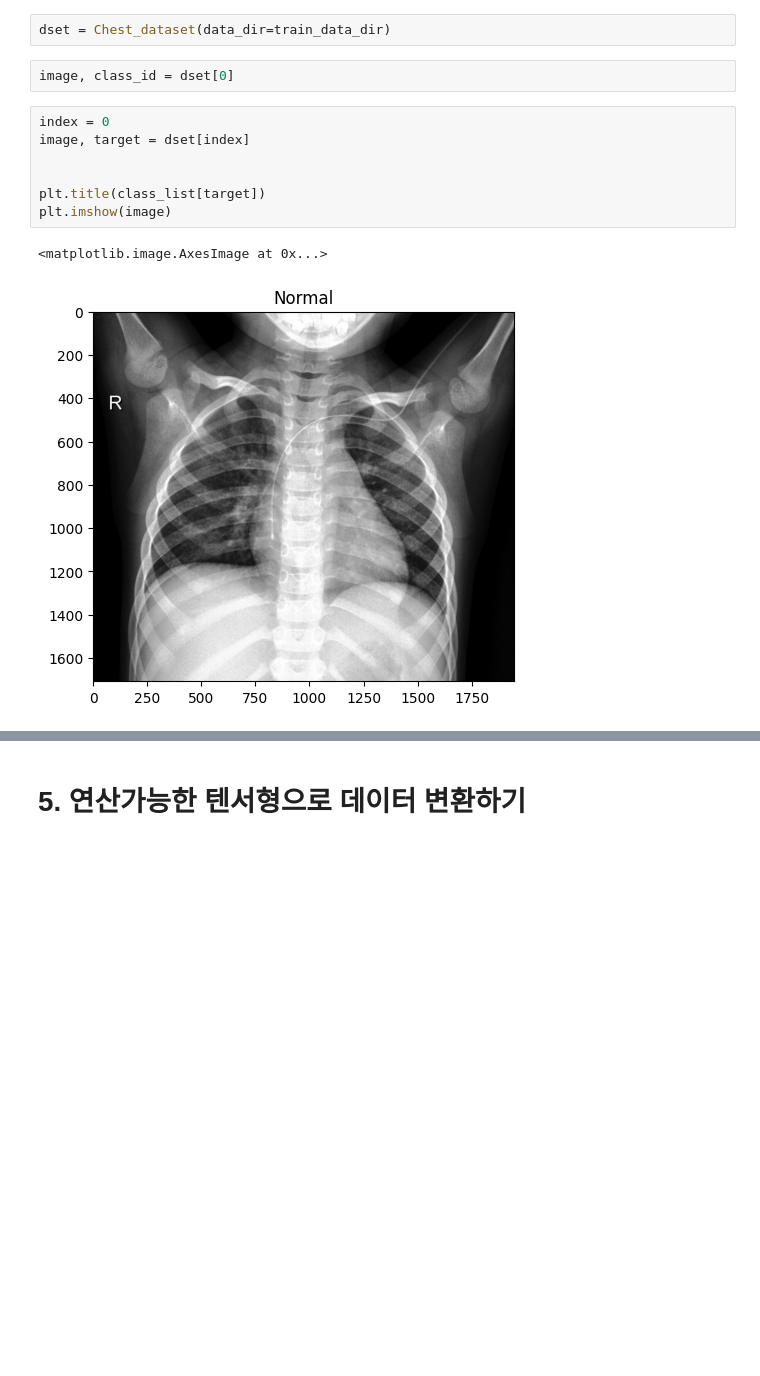
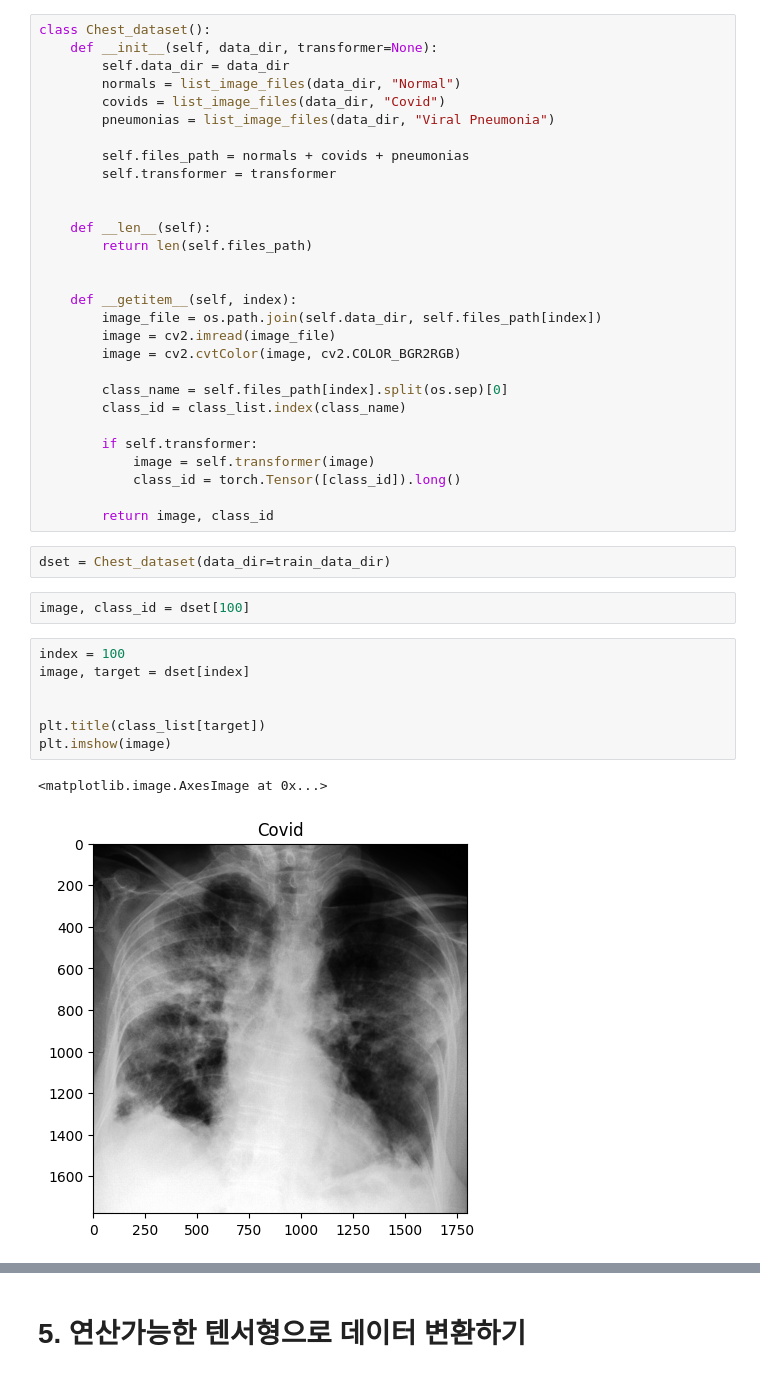
Before and after one commit to Lee-jun-young98/Pytorch_project, a Jupyter notebook: image_classification/covid_classification.ipynb, the cells around one changed output, grey strips where cells are left out. Cells and saved outputs as stored; diff of their text form; blank space fills up the shorter version.

```diff
--- a/image_classification/covid_classification.ipynb
+++ b/image_classification/covid_classification.ipynb
@@ -113,17 +88,46 @@ class Chest_dataset():
+# %%
+class Chest_dataset():
+    def __init__(self, data_dir, transformer=None):
+        self.data_dir = data_dir
+        normals = list_image_files(data_dir, "Normal")
+        covids = list_image_files(data_dir, "Covid")
+        pneumonias = list_image_files(data_dir, "Viral Pneumonia")
+
+        self.files_path = normals + covids + pneumonias
+        self.transformer = transformer
+
+
+    def __len__(self):
+        return len(self.files_path)
+
+
+    def __getitem__(self, index):
+        image_file = os.path.join(self.data_dir, self.files_path[index])
+        image = cv2.imread(image_file)
+        image = cv2.cvtColor(image, cv2.COLOR_BGR2RGB)
+
+        class_name = self.files_path[index].split(os.sep)[0]
+        class_id = class_list.index(class_name)
+
+        if self.transformer:
+            image = self.transformer(image)
+            class_id = torch.Tensor([class_id]).long()
+
+        return image, class_id
 # %%
 dset = Chest_dataset(data_dir=train_data_dir)
 # %%
-image, class_id = dset[0]
+image, class_id = dset[100]
 # %%
-index = 0
+index = 100
 image, target = dset[index]
 
 
 plt.title(class_list[target])
 plt.imshow(image)
 # %% [output]
 <matplotlib.image.AxesImage at 0x...>
-[figure, old version]
+[figure, new version]
 # %%
 print(image.shape)
 # %% [output]
```
Also changed, not shown: parts of 21 cells of this notebook.
